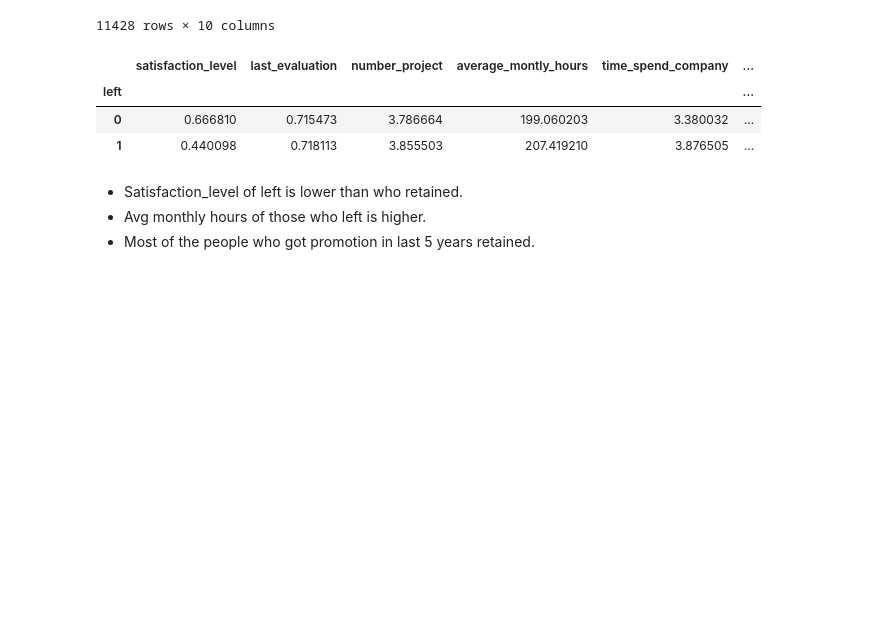
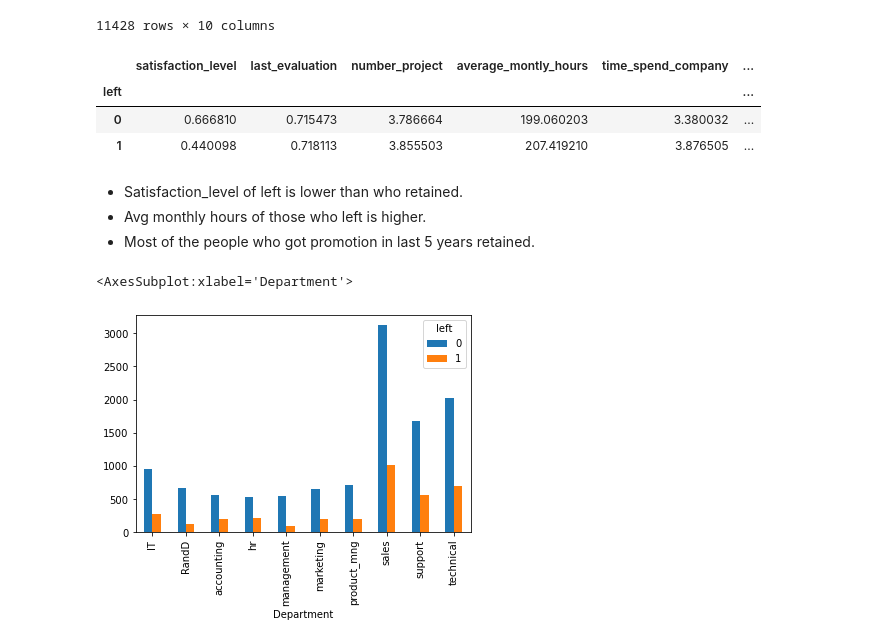
Before and after one commit to Saakethjayarama/ML-codebasics, a Jupyter notebook: 12. Logistic Regression Example.ipynb, the cells around one changed output. Saved outputs shown, nothing was run; the diff lists cells and outputs as text; code cells hidden in the pictures; blank space fills up the shorter version.

```diff
--- a/12. Logistic Regression Example.ipynb
+++ b/12. Logistic Regression Example.ipynb
@@ -57,3 +59,8 @@ df.groupby('left').mean()
 - Satisfaction_level of left is lower than who retained.
 - Avg monthly hours of those who left is higher.
 - Most of the people who got promotion in last 5 years retained.
+# %%
+pd.crosstab(df.Department, df.left).plot(kind='bar')
+# %% [output]
+<AxesSubplot:xlabel='Department'>
+[figure, added]
```
Also changed, not shown: parts of 11 cells of this notebook, 7 other files.
